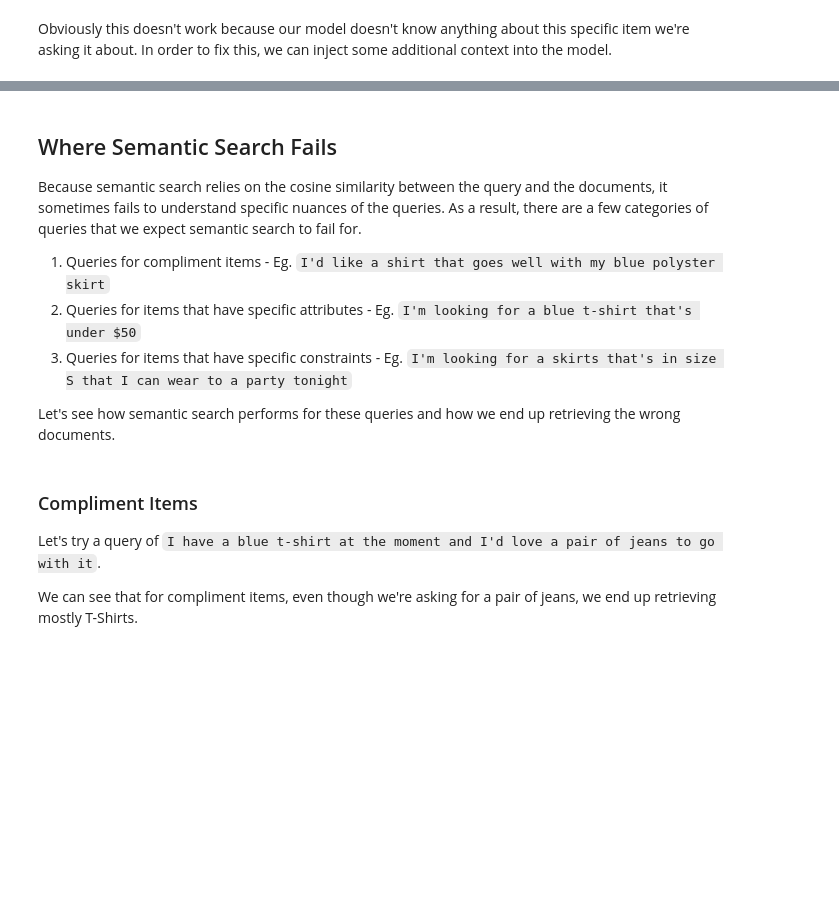
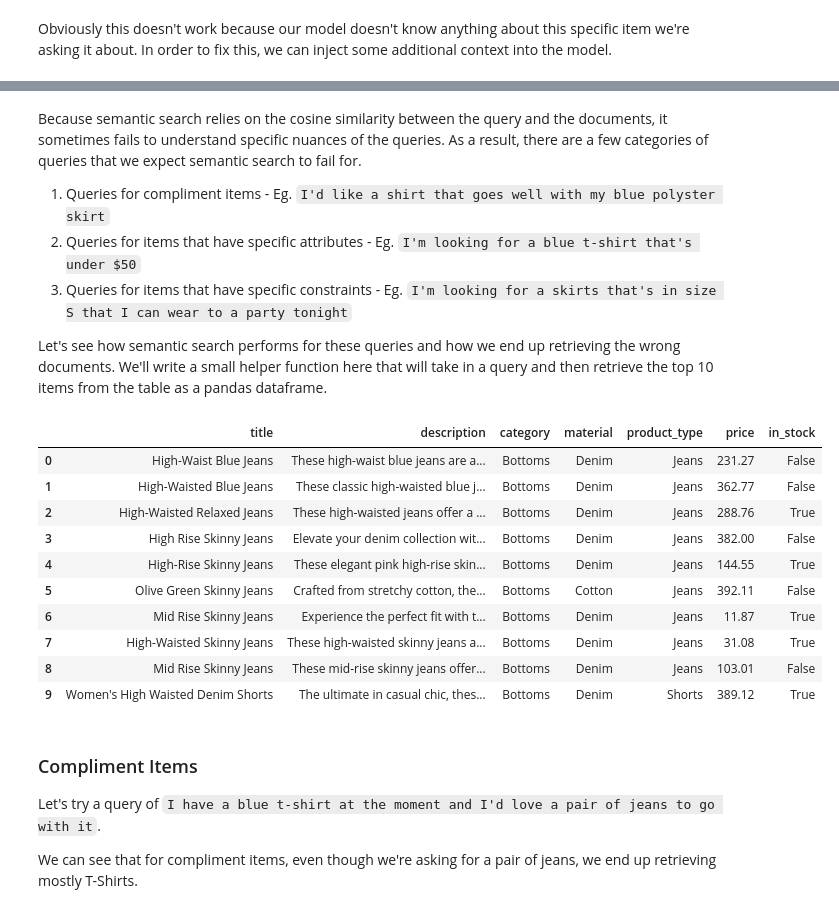
Before and after one commit to 567-labs/ai-engineering-summit, a Jupyter notebook: 1. Why Semantic Search Isn't Enough.ipynb, the cells around one changed output, grey strips where cells are left out. Cells and saved outputs as stored; diff of their text form; code cells hidden in the pictures; blank space fills up the shorter version.

```diff
--- a/1. Why Semantic Search Isn't Enough.ipynb
+++ b/1. Why Semantic Search Isn't Enough.ipynb
@@ -126,5 +278,4 @@ print(f"{table.count_rows()} rows in the table")
 # %% [markdown]
-## Where Semantic Search Fails
 
 Because semantic search relies on the cosine similarity between the query and the documents, it sometimes fails to understand specific nuances of the queries. As a result, there are a few categories of queries that we expect semantic search to fail for.
 
@@ -132,7 +283,26 @@ Because semantic search relies on the cosine similarity between the query and th
 2. Queries for items that have specific attributes - Eg. `I'm looking for a blue t-shirt that's under $50`
 3. Queries for items that have specific constraints - Eg. `I'm looking for a skirts that's in size S that I can wear to a party tonight`
 
-Let's see how semantic search performs for these queries and how we end up retrieving the wrong documents.
+Let's see how semantic search performs for these queries and how we end up retrieving the wrong documents. We'll write a small helper function here that will take in a query and then retrieve the top 10 items from the table as a pandas dataframe.
+# %%
+def retrieve_items(query,table):
+    df = table.search(query=query).select(["title","description","category","material","product_type","price","in_stock"]).limit(10).to_pandas()
+    df = df.drop(columns=['_distance'])
+    return df
+
+retrieve_items("Any nice jeans?",table)
+# %% [output]
+|  | title | description | category | material | product_type | price | in_stock |
+| 0 | High-Waist Blue Jeans | These high-waist blue jeans are a... | Bottoms | Denim | Jeans | 231.27 | False |
+| 1 | High-Waisted Blue Jeans | These classic high-waisted blue j... | Bottoms | Denim | Jeans | 362.77 | False |
+| 2 | High-Waisted Relaxed Jeans | These high-waisted jeans offer a ... | Bottoms | Denim | Jeans | 288.76 | True |
+| 3 | High Rise Skinny Jeans | Elevate your denim collection wit... | Bottoms | Denim | Jeans | 382.00 | False |
+| 4 | High-Rise Skinny Jeans | These elegant pink high-rise skin... | Bottoms | Denim | Jeans | 144.55 | True |
+| 5 | Olive Green Skinny Jeans | Crafted from stretchy cotton, the... | Bottoms | Cotton | Jeans | 392.11 | False |
+| 6 | Mid Rise Skinny Jeans | Experience the perfect fit with t... | Bottoms | Denim | Jeans | 11.87 | True |
+| 7 | High-Waisted Skinny Jeans | These high-waisted skinny jeans a... | Bottoms | Denim | Jeans | 31.08 | True |
+| 8 | Mid Rise Skinny Jeans | These mid-rise skinny jeans offer... | Bottoms | Denim | Jeans | 103.01 | False |
+| 9 | Women's High Waisted Denim Shorts | The ultimate in casual chic, thes... | Bottoms | Denim | Shorts | 389.12 | True |
 # %% [markdown]
 ### Compliment Items
 
```
Also changed, not shown: parts of 29 cells of this notebook.
